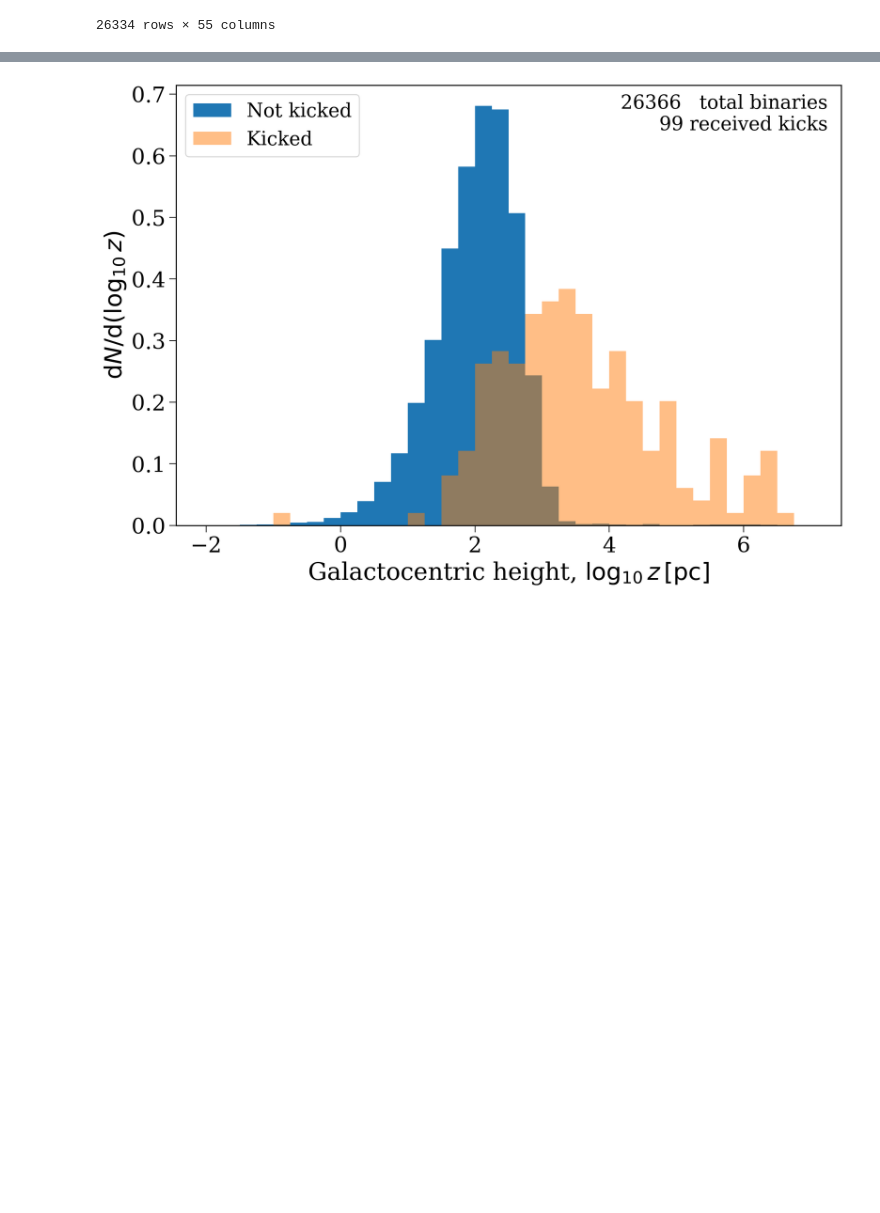
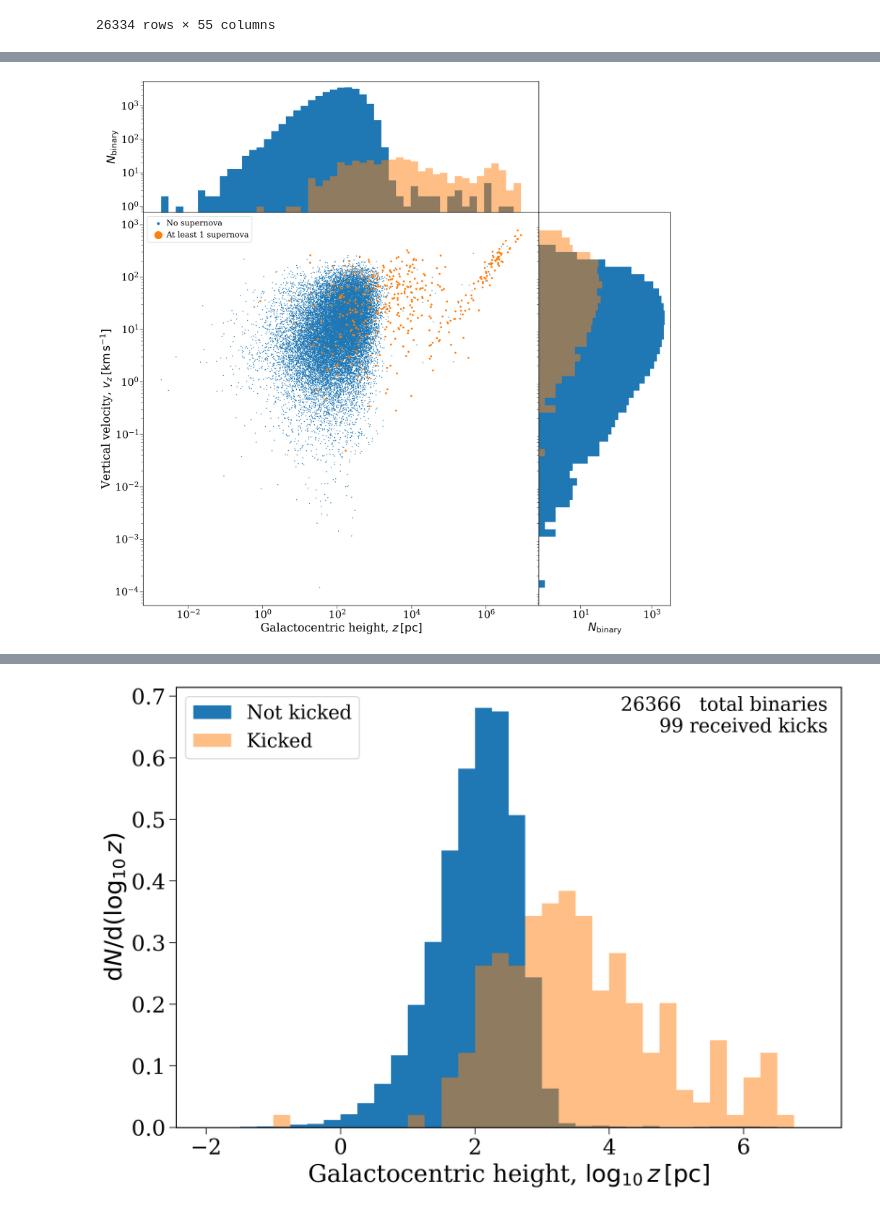
Before and after one commit to TomWagg/cogsworth, a Jupyter notebook: scratch.ipynb, the cells around one changed output, grey strips where cells are left out. Cells and saved outputs as stored; diff of their text form; code cells hidden in the pictures; blank space fills up the shorter version.

```diff
--- a/scratch.ipynb
+++ b/scratch.ipynb
@@ -187,0 +145,43 @@ plt.show()
+# %%
+def grid_plot(x_var, y_var, x_label, y_label):
+    fig, axes = plt.subplots(2, 2, figsize=(20, 20), gridspec_kw={"width_ratios": [3, 1], "height_ratios": [1, 3]})
+
+    fig.subplots_adjust(hspace=0.0, wspace=0.0)
+
+    disrupted = final_binaries["sep"] < 0
+    kicked = final_binaries.index.isin(kicked_nums)
+
+    axes[1, 0].scatter(np.abs(final_binaries[f"{x_var}_1"][~kicked]), np.abs(final_binaries[f"{y_var}_1"][~kicked]), s=1, label=f"No supernova ({len(final_binaries[~kicked])})")
+
+    axes[1, 0].scatter(np.abs(final_binaries[f"{x_var}_1"][kicked]), np.abs(final_binaries[f"{y_var}_1"][kicked]), s=10, color="C1", label=f"At least 1 supernova ({len(final_binaries[kicked])})")
+    axes[1, 0].scatter(np.abs(final_binaries[f"{x_var}_2"][kicked & disrupted]), np.abs(final_binaries[f"{y_var}_2"][kicked & disrupted]), s=10, color="C1")
+
+    axes[1, 0].set_xscale("log")
+    axes[1, 0].set_yscale("log")
+
+    axes[1, 0].set_xlabel(x_label)
+    axes[1, 0].set_ylabel(y_label)
+
+    axes[1, 0].legend(fontsize=0.7*fs, markerscale=5, handletextpad=0.0)
+
+    axes[0, 1].axis("off")
+
+    x_bins = np.logspace(np.log10(np.abs(final_binaries[f"{x_var}_1"]).min()), np.log10(np.abs(final_binaries[f"{x_var}_1"]).max()), 50)
+    axes[0, 0].hist(np.abs(final_binaries[f"{x_var}_1"][~kicked]), bins=x_bins, log=True)
+    axes[0, 0].hist(np.abs(np.concatenate((final_binaries[f"{x_var}_1"][kicked], final_binaries[f"{x_var}_2"][kicked]))), bins=x_bins, log=True, alpha=0.5)
+    axes[0, 0].set_xscale("log")
+    axes[0, 0].set_xticks([])
+    axes[0, 0].set_ylabel(r"$N_{\rm binary}$")
+
+    y_bins = np.logspace(np.log10(np.abs(final_binaries[f"{y_var}_1"]).min()), np.log10(np.abs(final_binaries[f"{y_var}_1"]).max()), 50)
+    axes[1, 1].hist(np.abs(final_binaries[f"{y_var}_1"][~kicked]), bins=y_bins, orientation="horizontal", log=True)
+    axes[1, 1].hist(np.abs(np.concatenate((final_binaries[f"{y_var}_1"][kicked], final_binaries[f"{y_var}_2"][kicked]))), bins=y_bins, orientation="horizontal", log=True, alpha=0.5)
+    axes[1, 1].set_yscale("log")
+    axes[1, 1].set_yticks([])
+    axes[1, 1].set_xlabel(r"$N_{\rm binary}$")
+
+    plt.show()
+# %%
+grid_plot("z", "v_z", r"Galactocentric height, $z\,[\rm pc]$", r"Vertical velocity, $v_z\,[\rm km \, s^{-1}]$")
+# %% [output]
+[figure, added]
```
Also changed, not shown: parts of 7 cells of this notebook.
